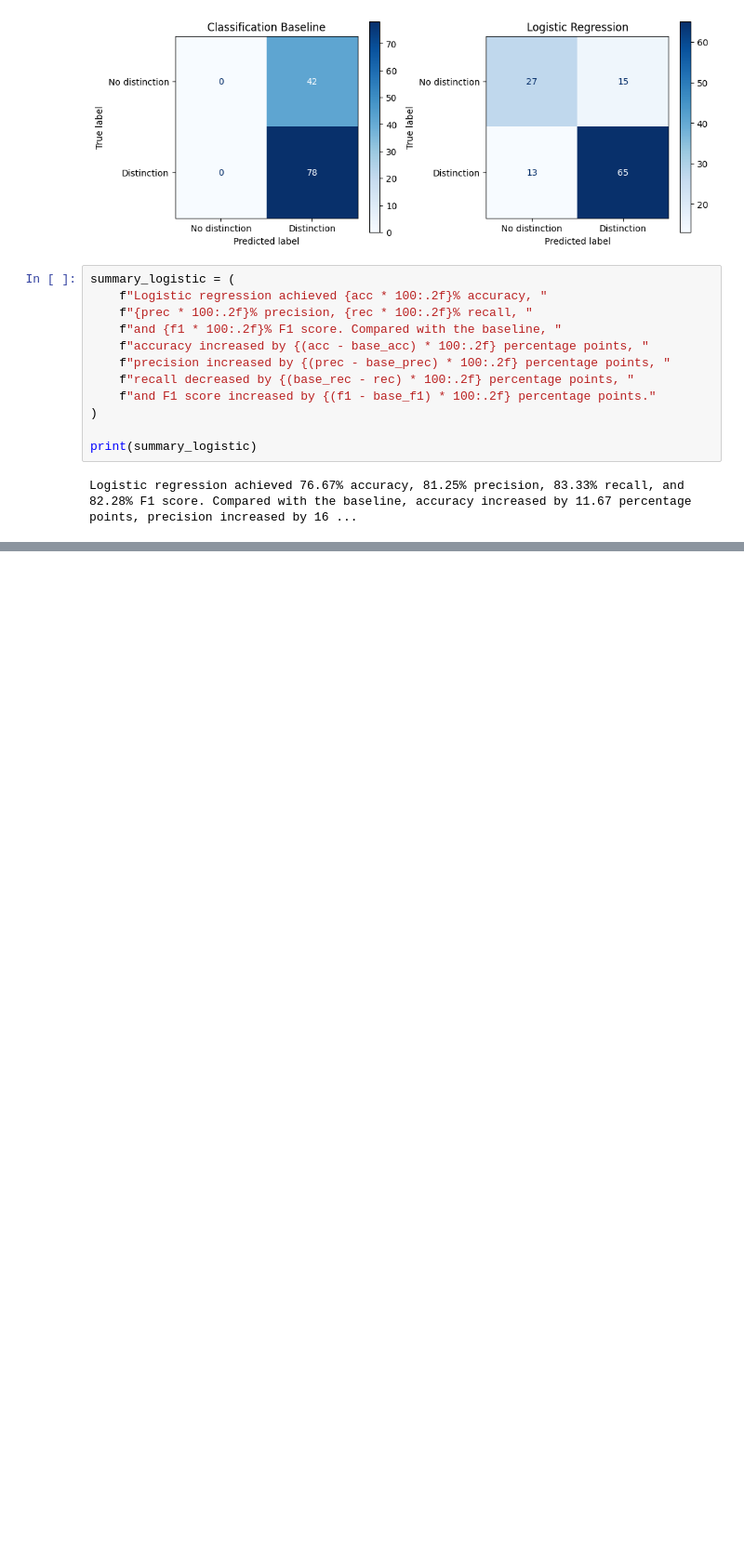
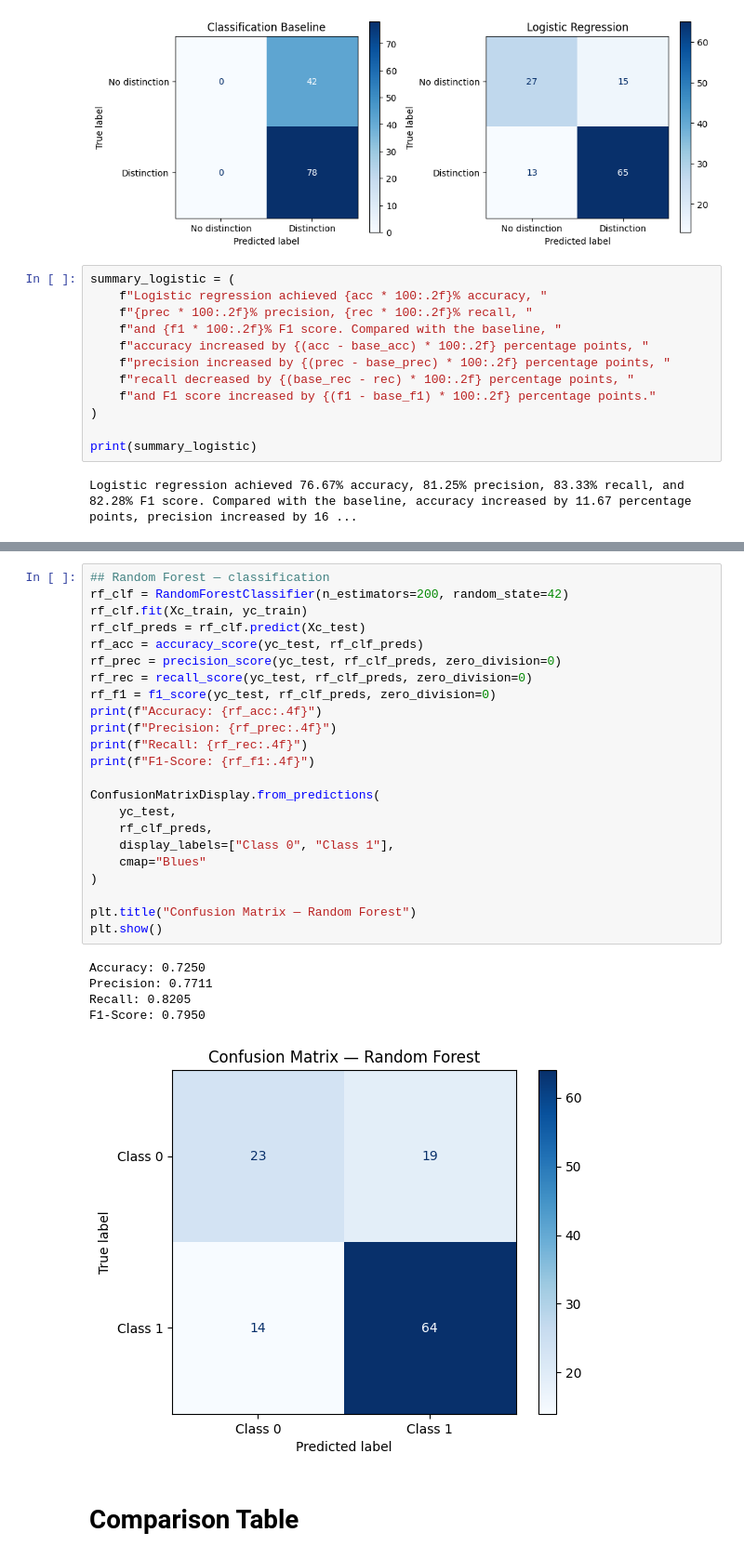
Before and after one commit to RabiaHussain1498/ML_Pipeline, a Jupyter notebook: ML_pipeline.ipynb, the cells around one changed output, grey strips where cells are left out. Shown at 93% size. Saved outputs shown, nothing was run; the diff lists cells and outputs as text; blank space fills up the shorter version.

```diff
--- a/ML_pipeline.ipynb
+++ b/ML_pipeline.ipynb
@@ -288,0 +411,31 @@ Logistic regression achieved 76.67% accuracy, 81.25% precision, 83.33% recall, a
+# %%
+## Random Forest — classification
+rf_clf = RandomForestClassifier(n_estimators=200, random_state=42)
+rf_clf.fit(Xc_train, yc_train)
+rf_clf_preds = rf_clf.predict(Xc_test)
+rf_acc = accuracy_score(yc_test, rf_clf_preds)
+rf_prec = precision_score(yc_test, rf_clf_preds, zero_division=0)
+rf_rec = recall_score(yc_test, rf_clf_preds, zero_division=0)
+rf_f1 = f1_score(yc_test, rf_clf_preds, zero_division=0)
+print(f"Accuracy: {rf_acc:.4f}")
+print(f"Precision: {rf_prec:.4f}")
+print(f"Recall: {rf_rec:.4f}")
+print(f"F1-Score: {rf_f1:.4f}")
+
+ConfusionMatrixDisplay.from_predictions(
+    yc_test,
+    rf_clf_preds,
+    display_labels=["Class 0", "Class 1"],
+    cmap="Blues"
+)
+
+plt.title("Confusion Matrix — Random Forest")
+plt.show()
+# %% [output]
+Accuracy: 0.7250
+Precision: 0.7711
+Recall: 0.8205
+F1-Score: 0.7950
+[figure, added]
+# %% [markdown]
+# Comparison Table
```
Also changed, not shown: parts of 35 cells of this notebook, 2 other files.
